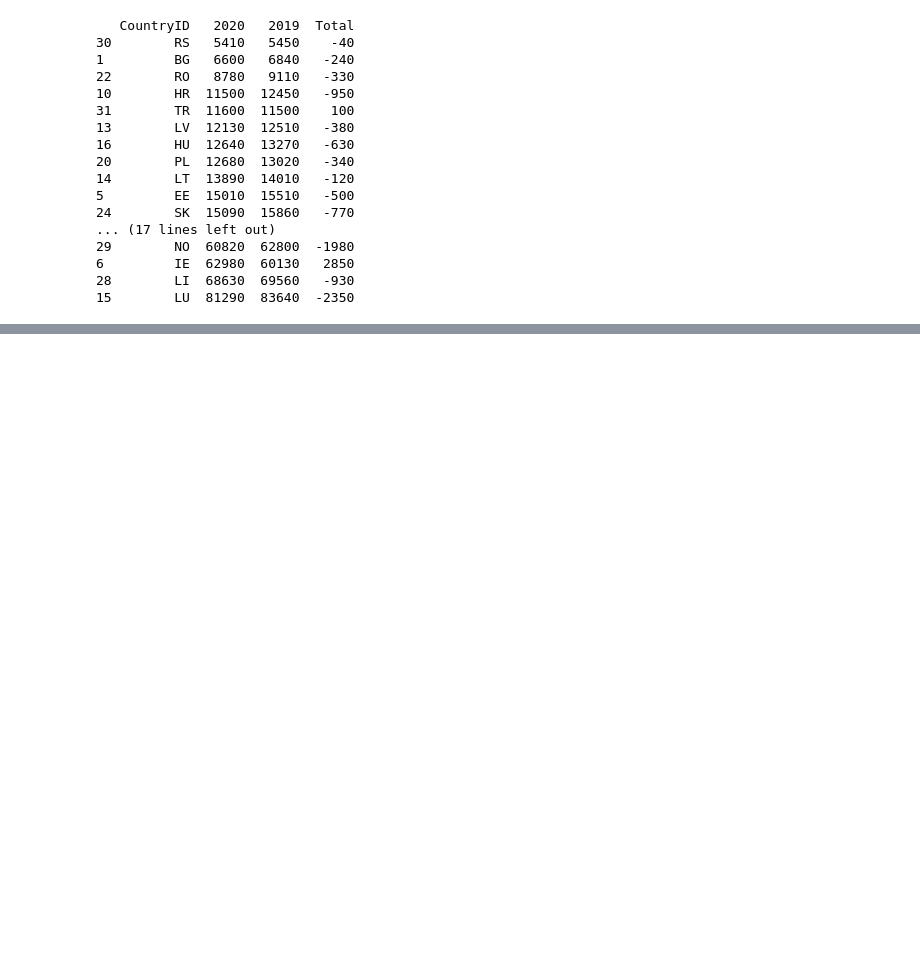
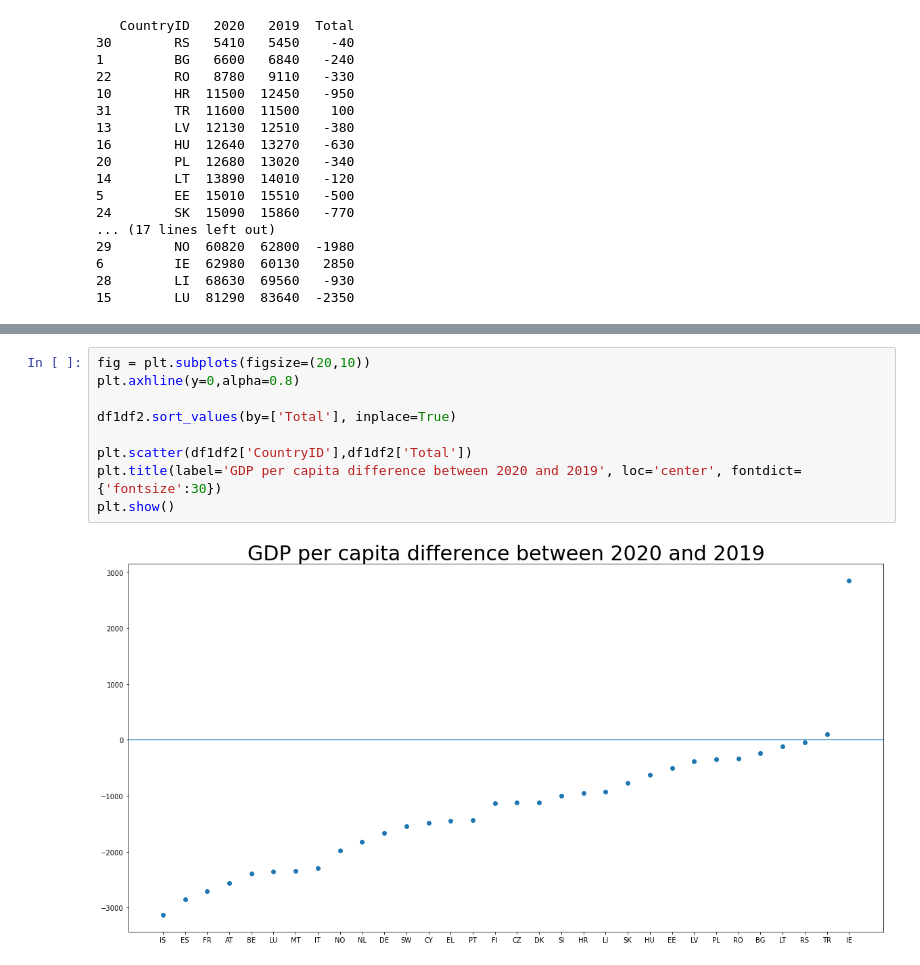
Before and after one commit to florentin997/DataScience-with-python, a Jupyter notebook: GDP_PER_CAPITA.ipynb, the cells around one changed output, grey strips where cells are left out. Cells and saved outputs as stored; diff of their text form; blank space fills up the shorter version.

```diff
--- a/GDP_PER_CAPITA.ipynb
+++ b/GDP_PER_CAPITA.ipynb
@@ -358,0 +343,11 @@ plt.show()
+# %%
+fig = plt.subplots(figsize=(20,10))
+plt.axhline(y=0,alpha=0.8)
+
+df1df2.sort_values(by=['Total'], inplace=True)
+
+plt.scatter(df1df2['CountryID'],df1df2['Total'])
+plt.title(label='GDP per capita difference between 2020 and 2019', loc='center', fontdict={'fontsize':30})
+plt.show()
+# %% [output]
+[figure, added]
```
Also changed, not shown: parts of 8 cells of this notebook.
